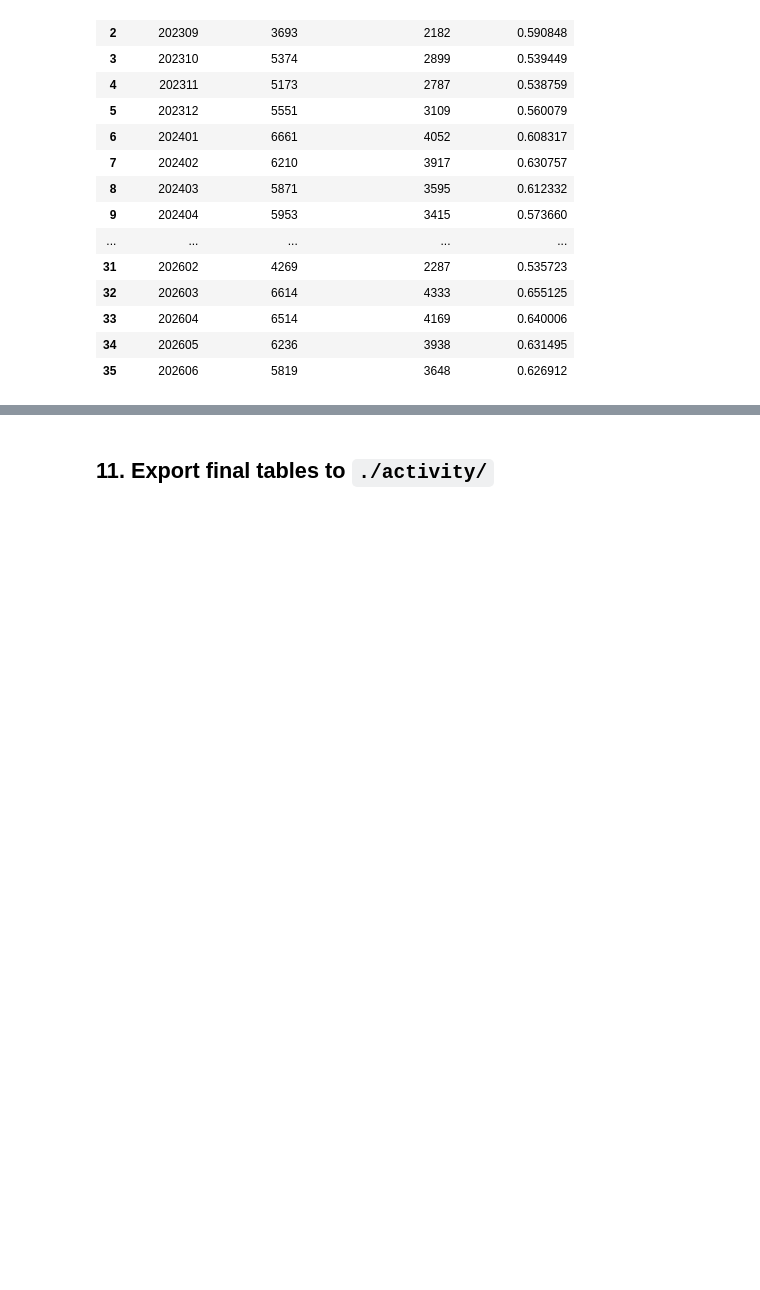
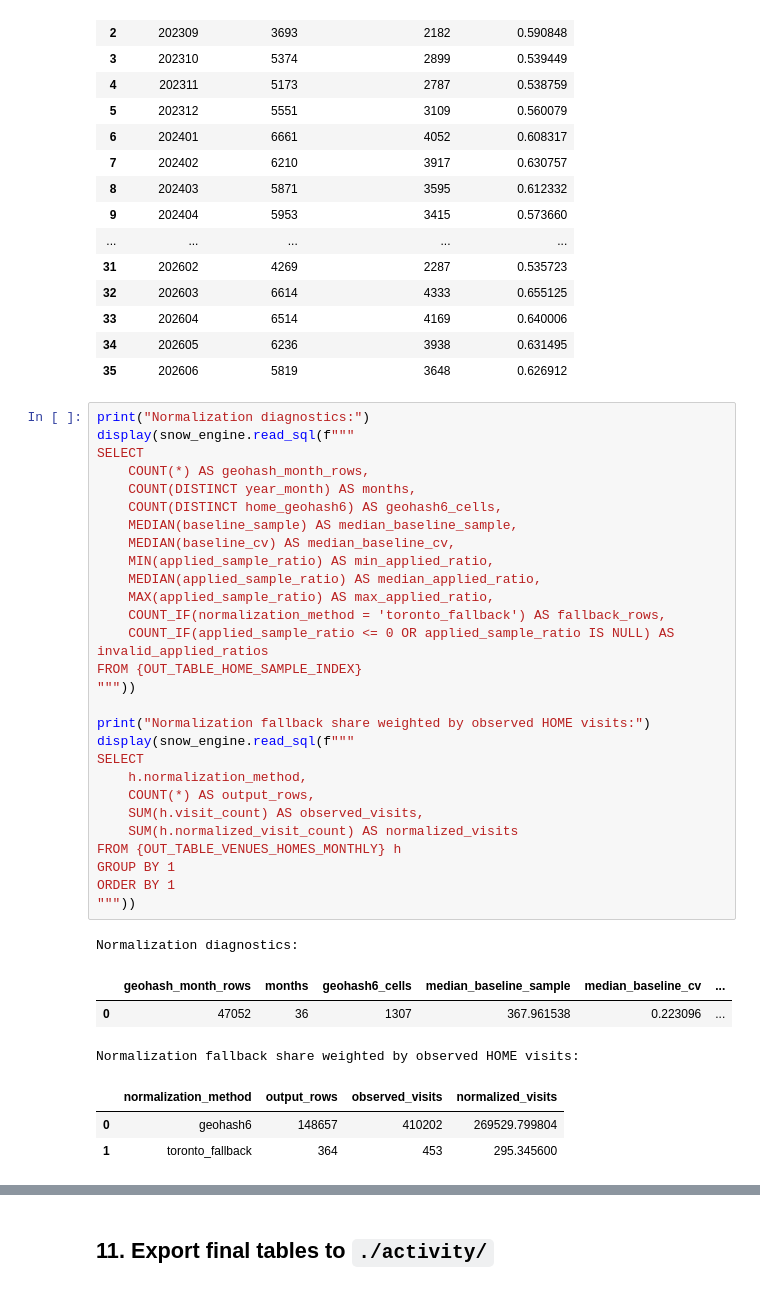
Before and after one commit to schoolofcities/eddit-tac, a Jupyter notebook: analysis/activity/tac_venues_stops_homes.ipynb, the cells around one changed output, grey strips where cells are left out. Drawn from its saved outputs; the diff is of its cells as text; blank space fills up the shorter version.

```diff
--- a/analysis/activity/tac_venues_stops_homes.ipynb
+++ b/analysis/activity/tac_venues_stops_homes.ipynb
@@ -1843,6 +2179,42 @@ HOME match rate by month:
 | 33 | 202604 | 6514 | 4169 | 0.640006 |
 | 34 | 202605 | 6236 | 3938 | 0.631495 |
 | 35 | 202606 | 5819 | 3648 | 0.626912 |
+# %%
+print("Normalization diagnostics:")
+display(snow_engine.read_sql(f"""
+SELECT
+    COUNT(*) AS geohash_month_rows,
+    COUNT(DISTINCT year_month) AS months,
+    COUNT(DISTINCT home_geohash6) AS geohash6_cells,
+    MEDIAN(baseline_sample) AS median_baseline_sample,
+    MEDIAN(baseline_cv) AS median_baseline_cv,
+    MIN(applied_sample_ratio) AS min_applied_ratio,
+    MEDIAN(applied_sample_ratio) AS median_applied_ratio,
+    MAX(applied_sample_ratio) AS max_applied_ratio,
+    COUNT_IF(normalization_method = 'toronto_fallback') AS fallback_rows,
+    COUNT_IF(applied_sample_ratio <= 0 OR applied_sample_ratio IS NULL) AS invalid_applied_ratios
+FROM {OUT_TABLE_HOME_SAMPLE_INDEX}
+"""))
+
+print("Normalization fallback share weighted by observed HOME visits:")
+display(snow_engine.read_sql(f"""
+SELECT
+    h.normalization_method,
+    COUNT(*) AS output_rows,
+    SUM(h.visit_count) AS observed_visits,
+    SUM(h.normalized_visit_count) AS normalized_visits
+FROM {OUT_TABLE_VENUES_HOMES_MONTHLY} h
+GROUP BY 1
+ORDER BY 1
+"""))
+# %% [output]
+Normalization diagnostics:
+|  | geohash_month_rows | months | geohash6_cells | median_baseline_sample | median_baseline_cv | ... |
+| 0 | 47052 | 36 | 1307 | 367.961538 | 0.223096 | ... |
+Normalization fallback share weighted by observed HOME visits:
+|  | normalization_method | output_rows | observed_visits | normalized_visits |
+| 0 | geohash6 | 148657 | 410202 | 269529.799804 |
+| 1 | toronto_fallback | 364 | 453 | 295.345600 |
 # %%
 # Duplicate checks at each final table's intended grain.
 duplicate_checks = {
```
Also changed, not shown: parts of 35 cells of this notebook, 1 other file.
